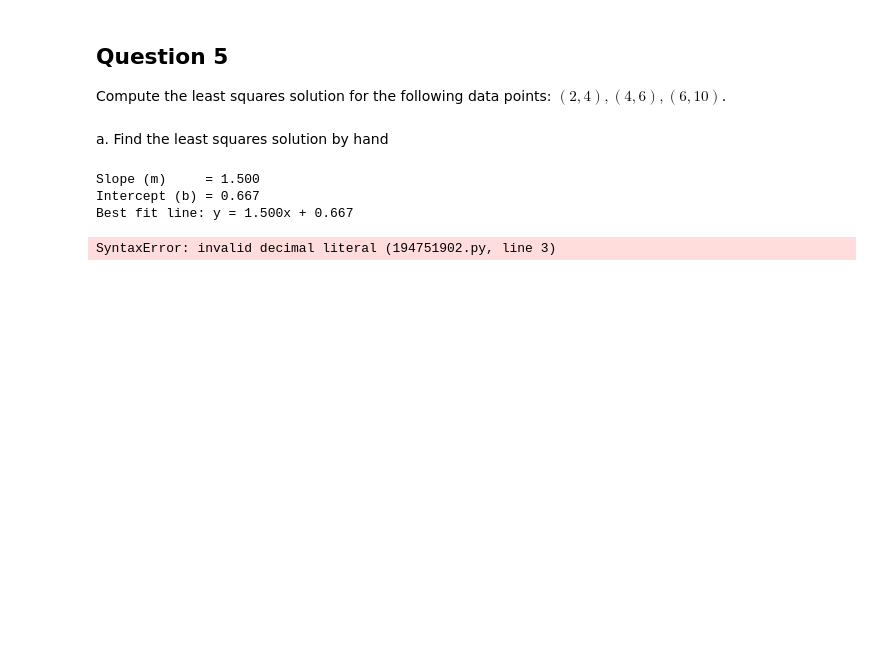
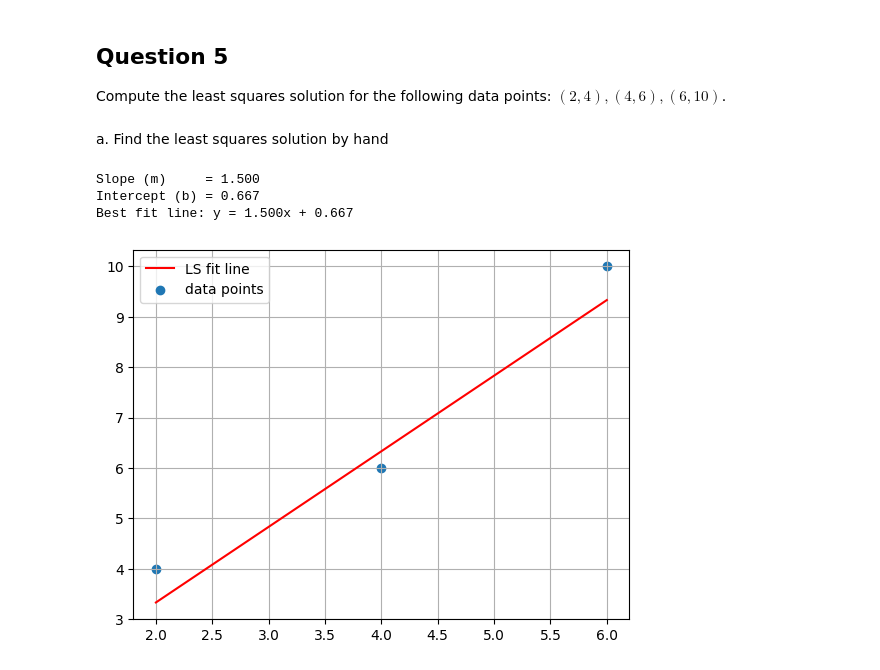
Before and after one commit to Ventengo1/bwsi-comp-problem-solving, a Jupyter notebook: mod1_foundations_of_applied_math/3_more_linear_algerbra.ipynb, the cells around one changed output. Saved outputs shown, nothing was run; the diff lists cells and outputs as text; code cells hidden in the pictures; blank space fills up the shorter version.

```diff
--- a/mod1_foundations_of_applied_math/3_more_linear_algerbra.ipynb
+++ b/mod1_foundations_of_applied_math/3_more_linear_algerbra.ipynb
@@ -393,10 +393,12 @@ y = np.array([3, 5, 7])
 # %%
 # plot the points and your best fit line using matplotlib to check your work!
 fit_line = lambda beta,x: beta[1]*x + beta[0]
-plt.plot( y = 1.5x + 0.667          , "r-", label="LS fit line")
+x_line = np.linspace(2, 6, 100)
+y_line = fit_line(beta, x_line)
+plt.plot(x_line, y_line, "r-", label="LS fit line")
 plt.scatter([2,4,6], [4,6,10], label="data points")
 plt.legend()
 plt.grid()
 plt.show()
 # %% [output]
-SyntaxError: invalid decimal literal (194751902.py, line 3)
+[figure, added]
```
Also changed, not shown: 2 other files.
